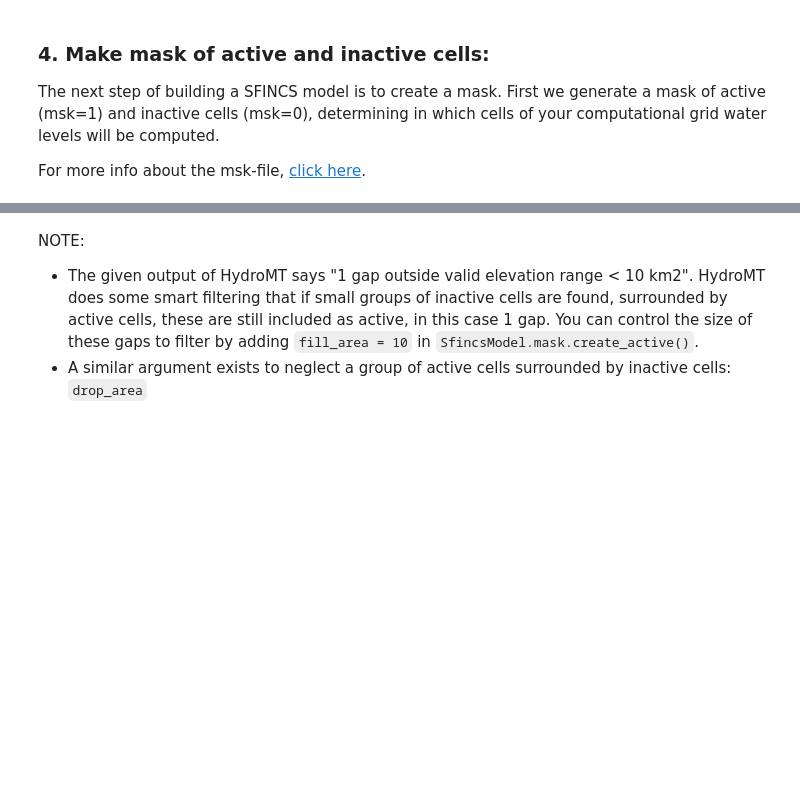
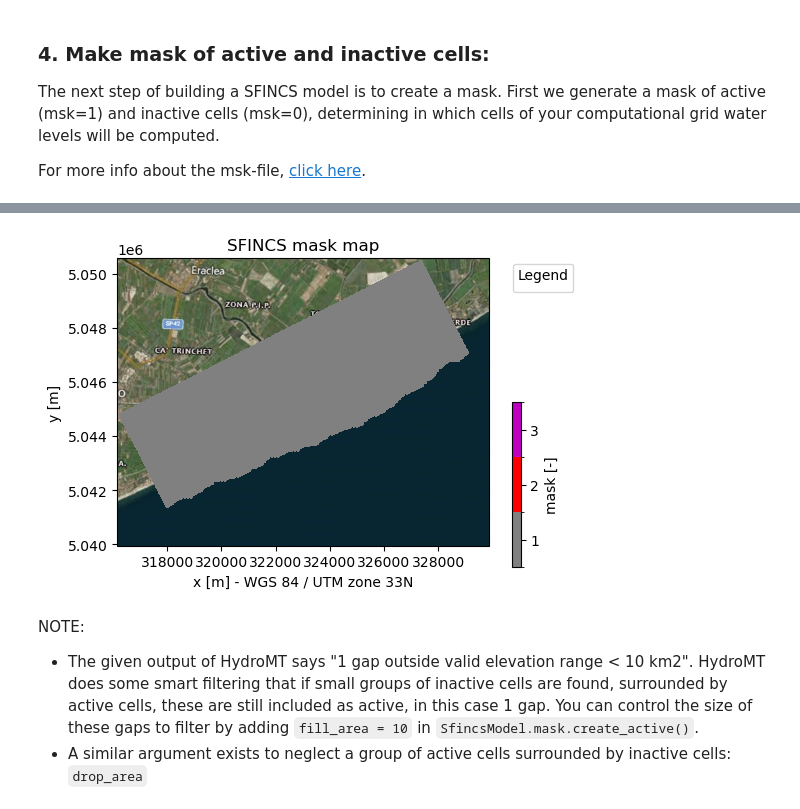
Before and after one commit to Deltares/hydromt_sfincs, a Jupyter notebook: examples/1_build_from_script.ipynb, the cells around one changed output, grey strips where cells are left out. Saved outputs shown, nothing was run; the diff lists cells and outputs as text; code cells hidden in the pictures; blank space fills up the shorter version.

```diff
--- a/examples/1_build_from_script.ipynb
+++ b/examples/1_build_from_script.ipynb
@@ -103,5 +136,6 @@ sf.mask.create_active(zmin=-5)
 
 # # Make a plot of the mask file
 _ = sf.plot_basemap(
-    variable="mask", plot_region=True, plot_bounds=True, bmap="sat", zoomlevel=12
+    variable="mask", plot_region=False, plot_bounds=True, bmap="sat", zoomlevel=12
 )
+# %% [output]
@@ -108,3 +144,4 @@ _ = sf.plot_basemap(
+[figure, added]
 # %% [markdown]
 NOTE:
 - The given output of HydroMT says "1 gap outside valid elevation range < 10 km2".
```
Also changed, not shown: parts of 16 cells of this notebook, 31 other files.
